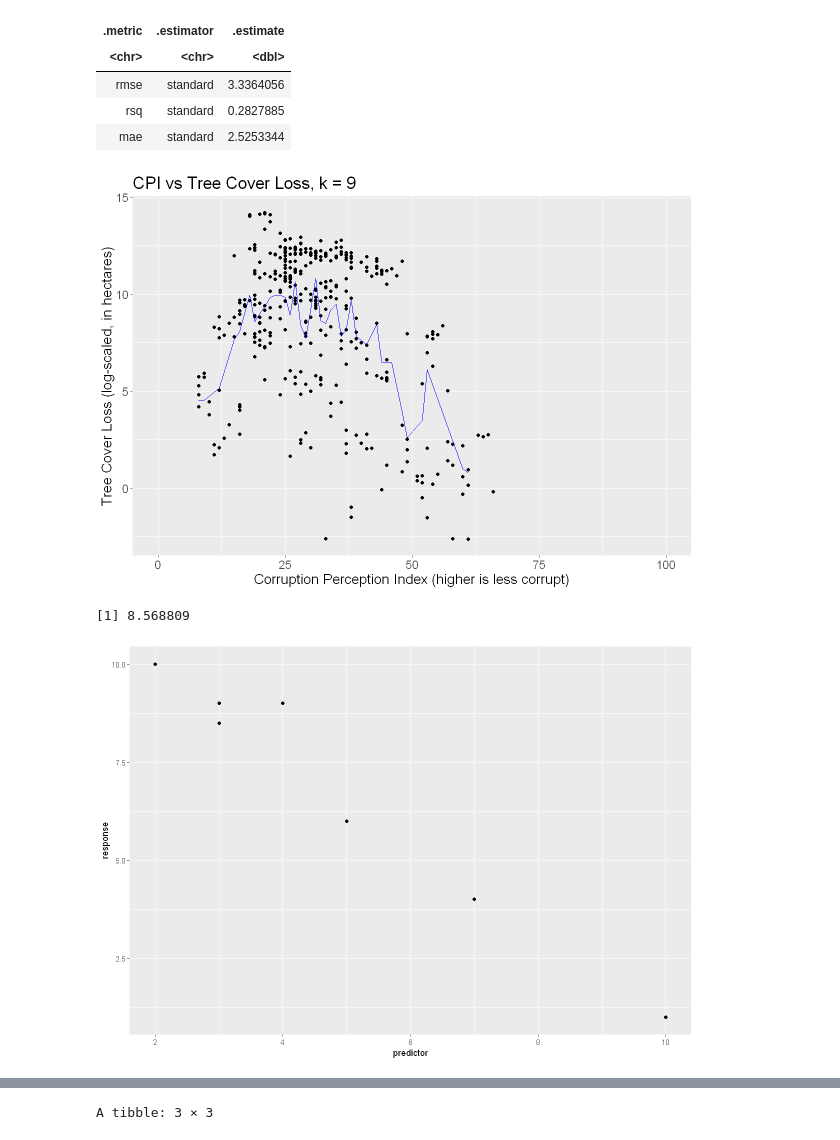
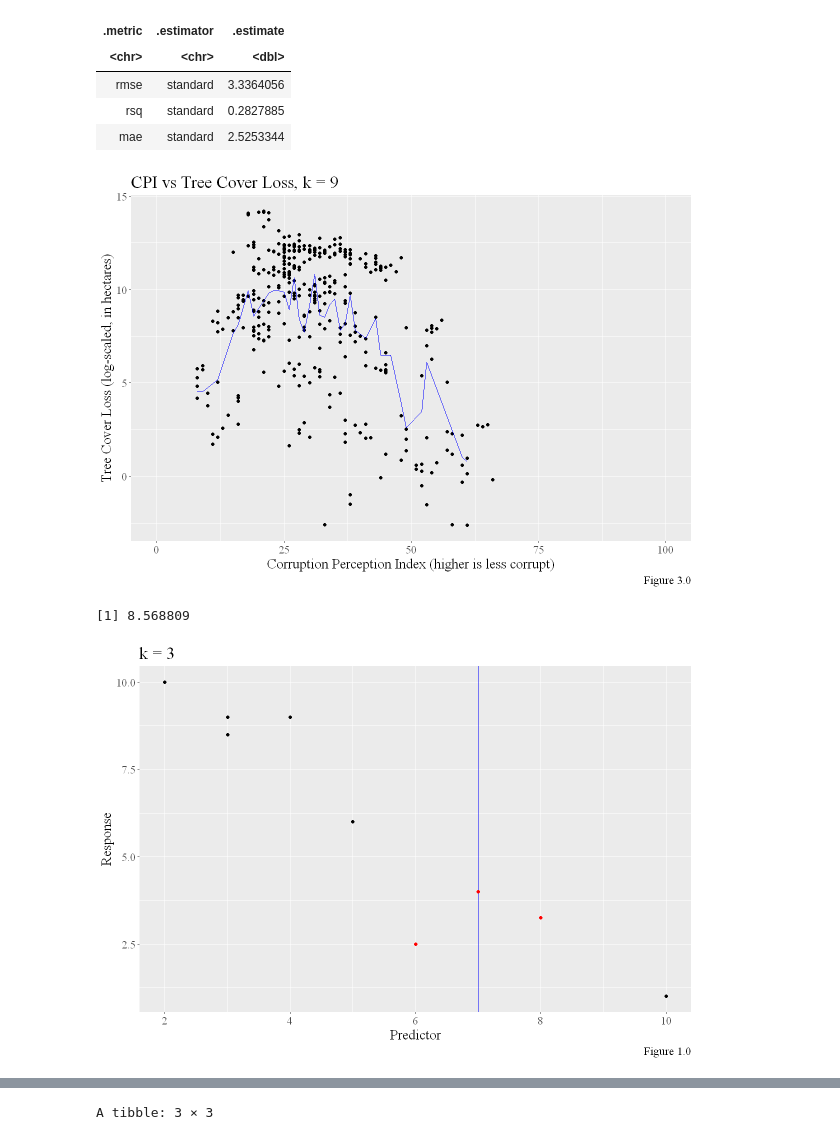
Before and after one commit to GuacamoleL0ver/CorruptionVsTrees, a Jupyter notebook: TreecoverlossVsCorruption.ipynb, the cells around one changed output, grey strips where cells are left out. Drawn from its saved outputs; the diff is of its cells as text; code cells hidden in the pictures.

```diff
--- a/TreecoverlossVsCorruption.ipynb
+++ b/TreecoverlossVsCorruption.ipynb
@@ -137,23 +142,33 @@ A tibble: 3 × 3
 # %%
 CPIvsTreesKNN <- ggplot(CPI_Trees_log, aes(x = CPI, y = tree_cover_loss_ha)) +
                 geom_point() +
                 geom_line(data = prediction_results, aes(x = CPI, y = .pred), color = "blue") +
                 # scale_y_log10() +
                 labs(x = "Corruption Perception Index (higher is less corrupt)",
-                     y = "Tree Cover Loss (log-scaled, in hectares)", title = paste("CPI vs Tree Cover Loss, k =", best_k, sep= " ")) +
-                theme(text = element_text(size = 17)) +
+                     y = "Tree Cover Loss (log-scaled, in hectares)",
+                     title = paste("CPI vs Tree Cover Loss, k =", best_k, sep= " "),
+                     caption = "Figure 3.0") +
+                theme(text = element_text(size = 17, family = "serif")) +
                 xlim(0, 100)
 
 CPIvsTreesKNN
 # %% [output]
-[figure, old version]
+[figure, new version]
 # %%
 mean(CPI_Trees_log$tree_cover_loss_ha)
 # %% [output]
 [1] 8.568809
 # %%
-tibble("predictor" = c(2, 3, 3, 4, 5, 7, 10), "response" = c(10, 9, 8.5, 9, 6, 4, 1)) |>
-ggplot(aes(x = predictor, y = response)) +
-geom_point()
+knn_example <- tibble("predictor" = c(2, 3, 3, 4, 5, 10), "response" = c(10, 9, 8.5, 9, 6, 1)) |>
+    ggplot() +
+    geom_point(aes(x = predictor, y = response)) +
+    geom_vline(xintercept = 7, color = "blue") +
+    geom_point(data = tibble("predictor" = c(6, 7, 8), "response" = c(2.5, 4, 3.25)),
+               aes(x = predictor, y = response), color = "red") +
+    labs(x = "Predictor", y = "Response", title = "k = 3", caption = "Figure 1.0") +
+    theme(text = element_text(size = 17, family = "serif"))
+
+
+knn_example
 # %% [output]
-[figure, old version]
+[figure, new version]
```
Also changed, not shown: parts of 8 cells of this notebook.
